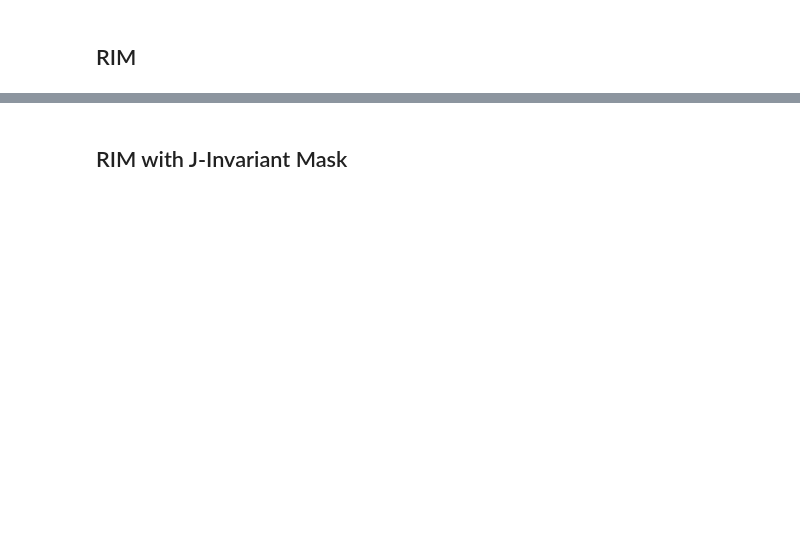
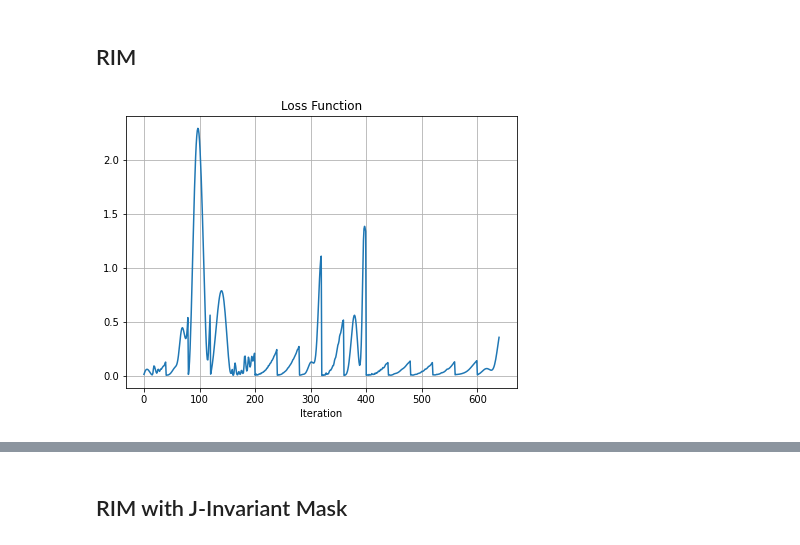
Before and after one commit to EmaadKhwaja/Deep-Learning-Denoising, a Jupyter notebook: RIM_Denoising_V3-Poisson Noise with Physics-based log-likelihood.ipynb, the cells around one changed output, grey strips where cells are left out. Drawn from its saved outputs; the diff is of its cells as text; code cells hidden in the pictures; blank space fills up the shorter version.

```diff
--- a/RIM_Denoising_V3-Poisson Noise with Physics-based log-likelihood.ipynb
+++ b/RIM_Denoising_V3-Poisson Noise with Physics-based log-likelihood.ipynb
@@ -10,7 +10,7 @@ VALIDATION_PCT = .2
 RANDOM_SEED = 42
 SHUFFLE_DATASET = False
 
-ITERATIONS=20
+ITERATIONS=40
 # %%
 import sys
 sys.path.append("..")
@@ -90,12 +90,12 @@ class log_funcs():
             grad = (loglikelihood_del-loglikelihood)/(h)
 
             grad_ll.append(grad.item()*one_matrix)
-        return torch.stack(grad_ll).unsqueeze(1).float(), loglikelihood
+        return torch.stack(grad_ll).unsqueeze(1).float()
 
 
 
 def add_noise(clean_images,noise_weight,noise_type):
-    clean_np = clean_images.detach().numpy()
+    clean_np = np.clip(clean_images.detach().numpy(),0,1)
 
     if 'Poisson' in noise_type:
         noise_mask = np.random.poisson(clean_np)
@@ -103,7 +103,7 @@ def add_noise(clean_images,noise_weight,noise_type):
         noise_mask= clean_np*0
 
     noisy_images = torch.clamp(torch.from_numpy(clean_np+(noise_mask*noise_weight)),0,1).float()
-    return noisy_images, noise_mask
+    return noisy_images
 
 
 def live_plot(data, figsize=(7,5), title=''):
@@ -176,7 +176,7 @@ for i, batch in enumerate(data_loader):
     model.train()
 
     clean_images, gt = batch
-    noisy_images, noise_mask = add_noise(clean_images,NOISE_WEIGHT,'Poisson')
+    noisy_images = add_noise(clean_images,NOISE_WEIGHT,'Poisson')
     input_images = noisy_images
 
     for j in range(0, ITERATIONS):
@@ -187,34 +187,34 @@ for i, batch in enumerate(data_loader):
         #xt
         net_input=torch.cat([input_images, grad_log], dim=1)
 
         net_output, st1, st2=model(net_input, st1, st2, j)
 
         #xt+1 = xt + Δx
         pred_images=input_images+net_output
-        pred_images=torch.clamp(pred_images,0,1)
+        pred_images_g=add_noise(pred_images, NOISE_WEIGHT, 'Poisson')
 
-        grad_log, loglikelihood=log_funcs.gradient(torch.clamp(pred_images.detach()+noise_mask,0,1),noisy_images,.00001)
+        grad_log =log_funcs.gradient(pred_images_g,noisy_images,.0001)
 
         loss=loss_function(pred_images,clean_images)
 
 
         optimizer.zero_grad()
         loss.backward()
         optimizer.step()
 
         losses.append(loss.item())
         avg_grad_logs.append(torch.mean(grad_log).item())
 
         st1.detach_()
         st2.detach_()
         pred_images.detach_()
 
         #xt+1 -> xt
         input_images= pred_images
 
         model.eval()
 
         live_plot(losses,title="Loss Function")
         clear_output(wait=True)
-
-        show(np.clip(pred_images.detach().cpu().numpy()[0,0].astype(np.float64),0,1))
+# %% [output]
+[figure, added]
```
Also changed, not shown: parts of 3 cells of this notebook, 1 other file.
